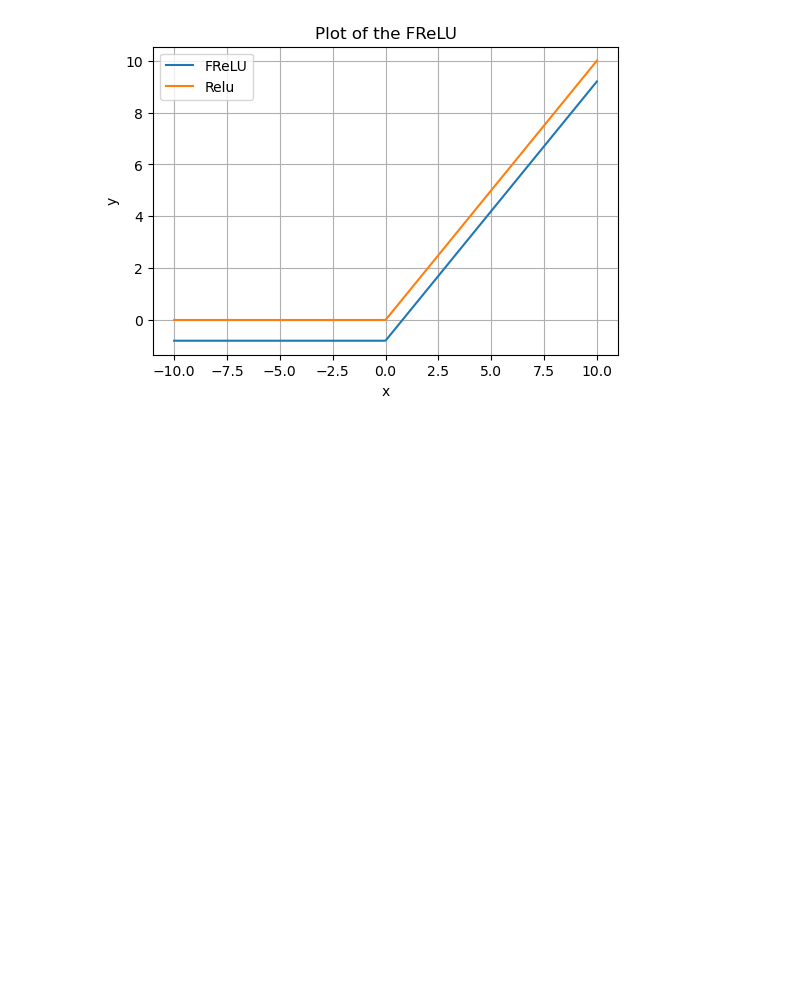
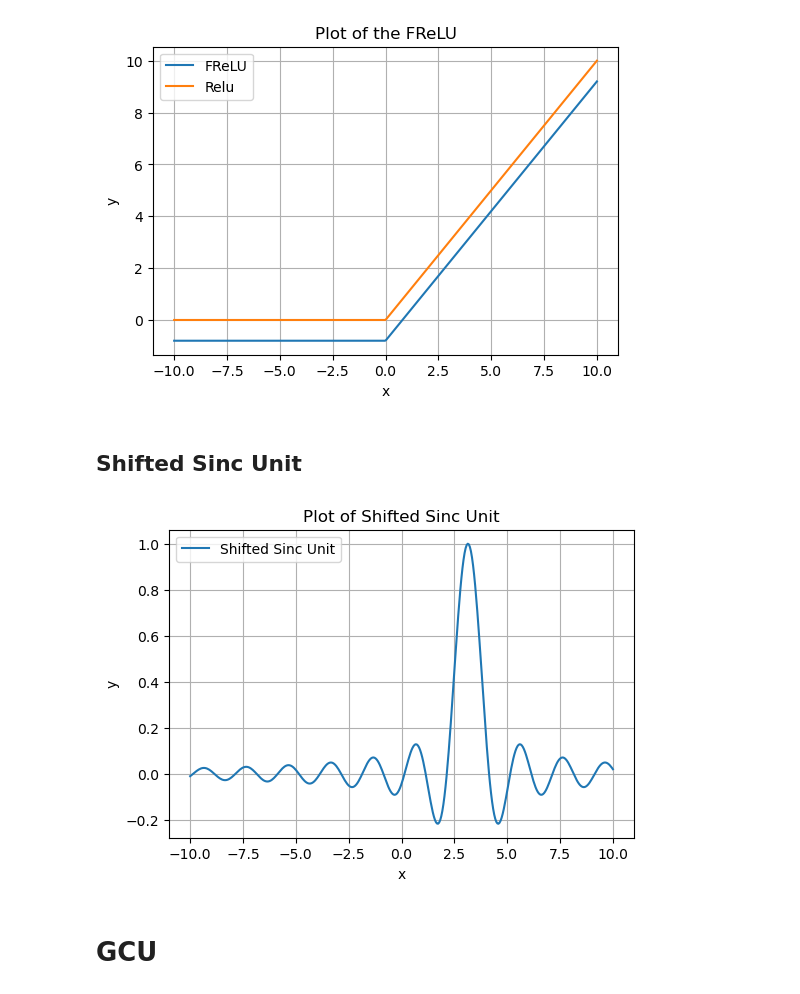
Before and after one commit to cgfalcon/FReLU-torch, a Jupyter notebook: activation_function_explore.ipynb, the cells around one changed output. Cells and saved outputs as stored; diff of their text form; code cells hidden in the pictures; blank space fills up the shorter version.

```diff
--- a/activation_function_explore.ipynb
+++ b/activation_function_explore.ipynb
@@ -47,3 +47,28 @@ plt.legend()  # Add a legend to explain what the curve represents
 plt.show()  # Display the plot
 # %% [output]
 [figure]
+# %% [markdown]
+## Shifted Sinc Unit
+# %%
+def sinc(z):
+    return np.sin(np.pi * z) / (np.pi * z)
+
+def shifted_sinc(x):
+    return sinc(x - np.pi)
+# %%
+x = np.linspace(-10, 10, 400)  # 400 points from -10 to 10
+y = shifted_sinc(x)  # Compute y values for each x
+
+
+plt.figure(figsize=(6, 4))  # Optional: specifies the size of the figure
+plt.plot(x, y, label='Shifted Sinc Unit')  # Plot x and y and label the curve
+plt.title('Plot of Shifted Sinc Unit')  # Add a title
+plt.xlabel('x')  # Label the x-axis
+plt.ylabel('y')  # Label the y-axis
+plt.grid(True)  # Optionally add a grid
+plt.legend()  # Add a legend to explain what the curve represents
+plt.show()  # Display the plot
+# %% [output]
+[figure, added]
+# %% [markdown]
+# GCU
```
Also changed, not shown: parts of 2 cells of this notebook, 24 other files.
